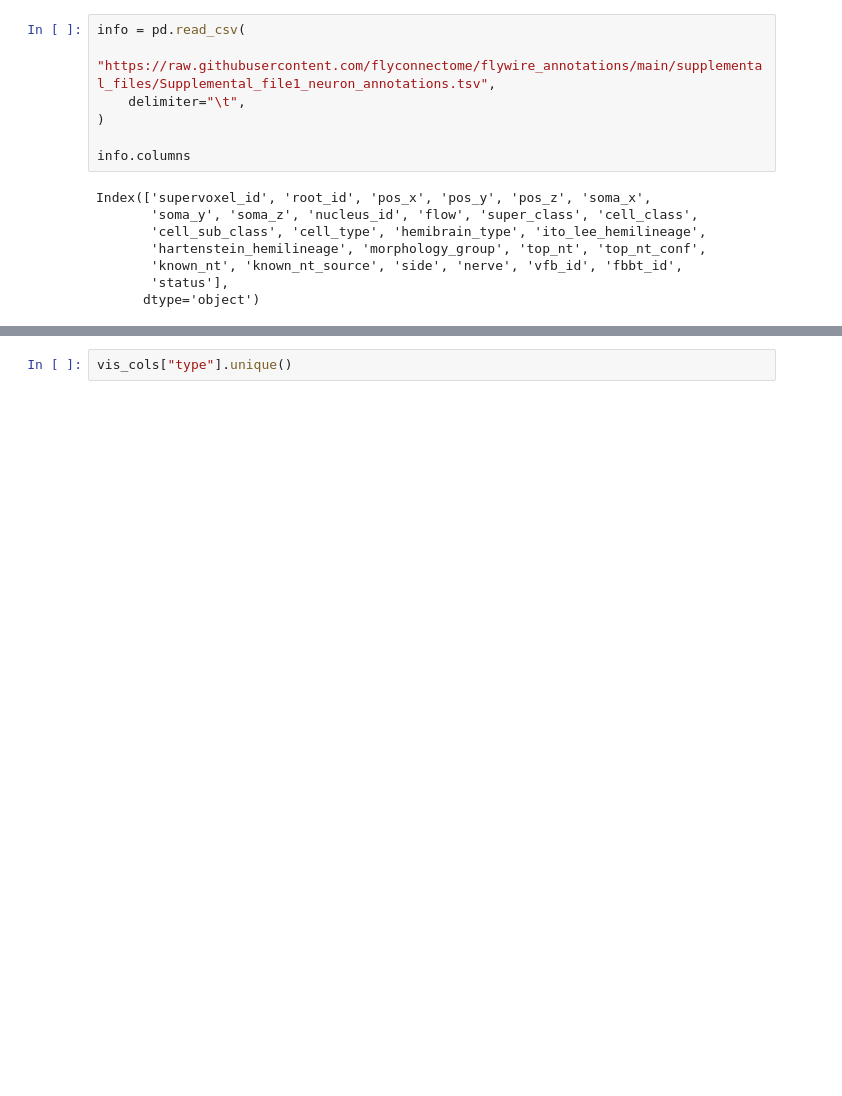
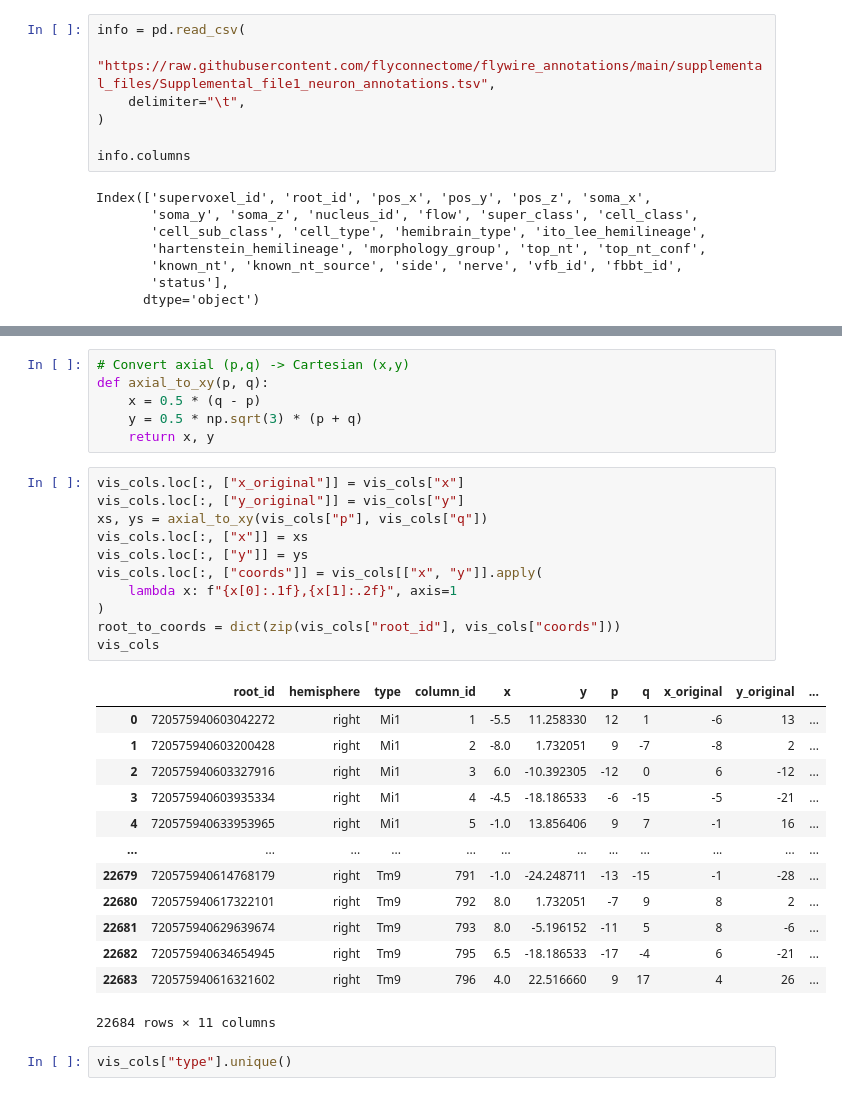
Before and after one commit to YijieYin/connectome_data_prep, a Jupyter notebook: FAFB/adult_prepare_connectome_optic_right.ipynb, the cells around one changed output, grey strips where cells are left out. Cells and saved outputs as stored; diff of their text form; blank space fills up the shorter version.

```diff
--- a/FAFB/adult_prepare_connectome_optic_right.ipynb
+++ b/FAFB/adult_prepare_connectome_optic_right.ipynb
@@ -70,3 +73,34 @@ max	19	72
+# %%
+# Convert axial (p,q) -> Cartesian (x,y)
+def axial_to_xy(p, q):
+    x = 0.5 * (q - p)
+    y = 0.5 * np.sqrt(3) * (p + q)
+    return x, y
+# %%
+vis_cols.loc[:, ["x_original"]] = vis_cols["x"]
+vis_cols.loc[:, ["y_original"]] = vis_cols["y"]
+xs, ys = axial_to_xy(vis_cols["p"], vis_cols["q"])
+vis_cols.loc[:, ["x"]] = xs
+vis_cols.loc[:, ["y"]] = ys
+vis_cols.loc[:, ["coords"]] = vis_cols[["x", "y"]].apply(
+    lambda x: f"{x[0]:.1f},{x[1]:.2f}", axis=1
+)
+root_to_coords = dict(zip(vis_cols["root_id"], vis_cols["coords"]))
+vis_cols
+# %% [output]
+|  | root_id | hemisphere | type | column_id | x | y | p | q | x_original | y_original | ... |
+| 0 | 720575940603042272 | right | Mi1 | 1 | -5.5 | 11.258330 | 12 | 1 | -6 | 13 | ... |
+| 1 | 720575940603200428 | right | Mi1 | 2 | -8.0 | 1.732051 | 9 | -7 | -8 | 2 | ... |
+| 2 | 720575940603327916 | right | Mi1 | 3 | 6.0 | -10.392305 | -12 | 0 | 6 | -12 | ... |
+| 3 | 720575940603935334 | right | Mi1 | 4 | -4.5 | -18.186533 | -6 | -15 | -5 | -21 | ... |
+| 4 | 720575940633953965 | right | Mi1 | 5 | -1.0 | 13.856406 | 9 | 7 | -1 | 16 | ... |
+| ... | ... | ... | ... | ... | ... | ... | ... | ... | ... | ... | ... |
+| 22679 | 720575940614768179 | right | Tm9 | 791 | -1.0 | -24.248711 | -13 | -15 | -1 | -28 | ... |
+| 22680 | 720575940617322101 | right | Tm9 | 792 | 8.0 | 1.732051 | -7 | 9 | 8 | 2 | ... |
+| 22681 | 720575940629639674 | right | Tm9 | 793 | 8.0 | -5.196152 | -11 | 5 | 8 | -6 | ... |
+| 22682 | 720575940634654945 | right | Tm9 | 795 | 6.5 | -18.186533 | -17 | -4 | 6 | -21 | ... |
+| 22683 | 720575940616321602 | right | Tm9 | 796 | 4.0 | 22.516660 | 9 | 17 | 4 | 26 | ... |
+22684 rows × 11 columns
 # %%
 vis_cols["type"].unique()
 # %% [output]
```
Also changed, not shown: parts of 7 cells of this notebook, 2 other files.
